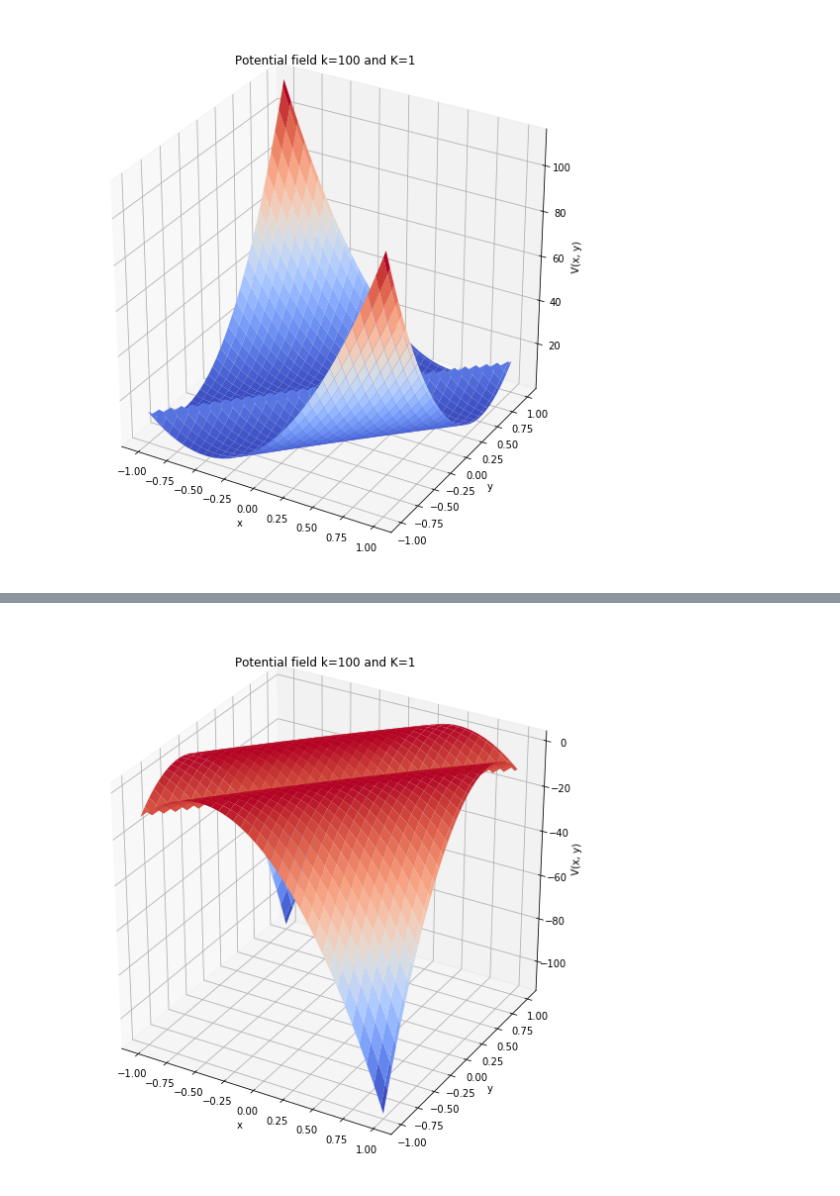
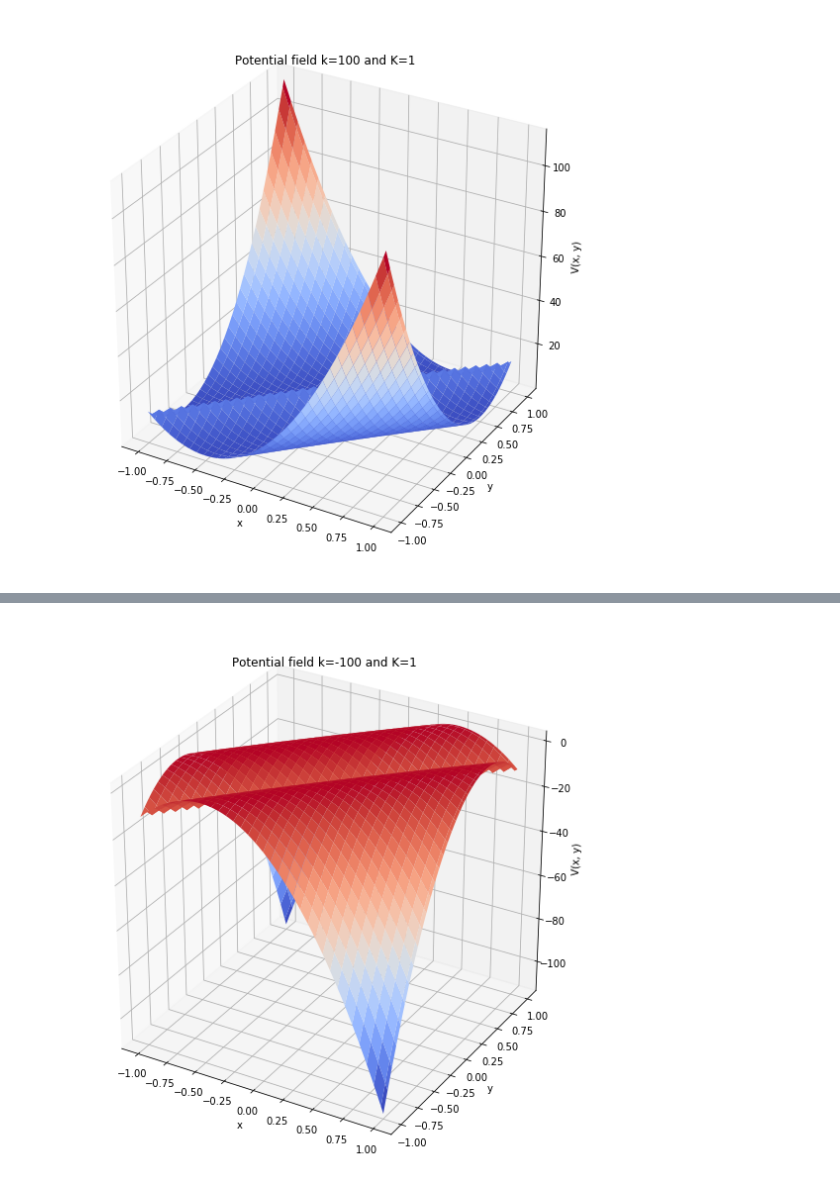
Before and after one commit to evabertalan/comp_physics, a Jupyter notebook: 4/4-Markov_Chain_Monte_Carlo.ipynb, the cells around one changed output, grey strips where cells are left out. Cells and saved outputs as stored; diff of their text form; code cells hidden in the pictures.

```diff
--- a/4/4-Markov_Chain_Monte_Carlo.ipynb
+++ b/4/4-Markov_Chain_Monte_Carlo.ipynb
@@ -189,14 +189,14 @@ hastings1.plot()
 # %%
 parameters2 = {
     'k': -100,
     'K': 1, #pN/nm
     'kbT': 4 #pN*nm
 }
 
 mc2 =  MCMC(parameters2)
-plot_3D_pot(parameters1['k'], parameters1['K'], mc2.pot)
+plot_3D_pot(parameters2['k'], parameters2['K'], mc2.pot)
 # %% [output]
-[figure, old version]
+[figure, new version]
 # %%
 mc2_pos, mc2_energy = mc2.markov_chain(init_pos, 10000)
 mc2.plot()
```
Also changed, not shown: parts of 10 cells of this notebook.
